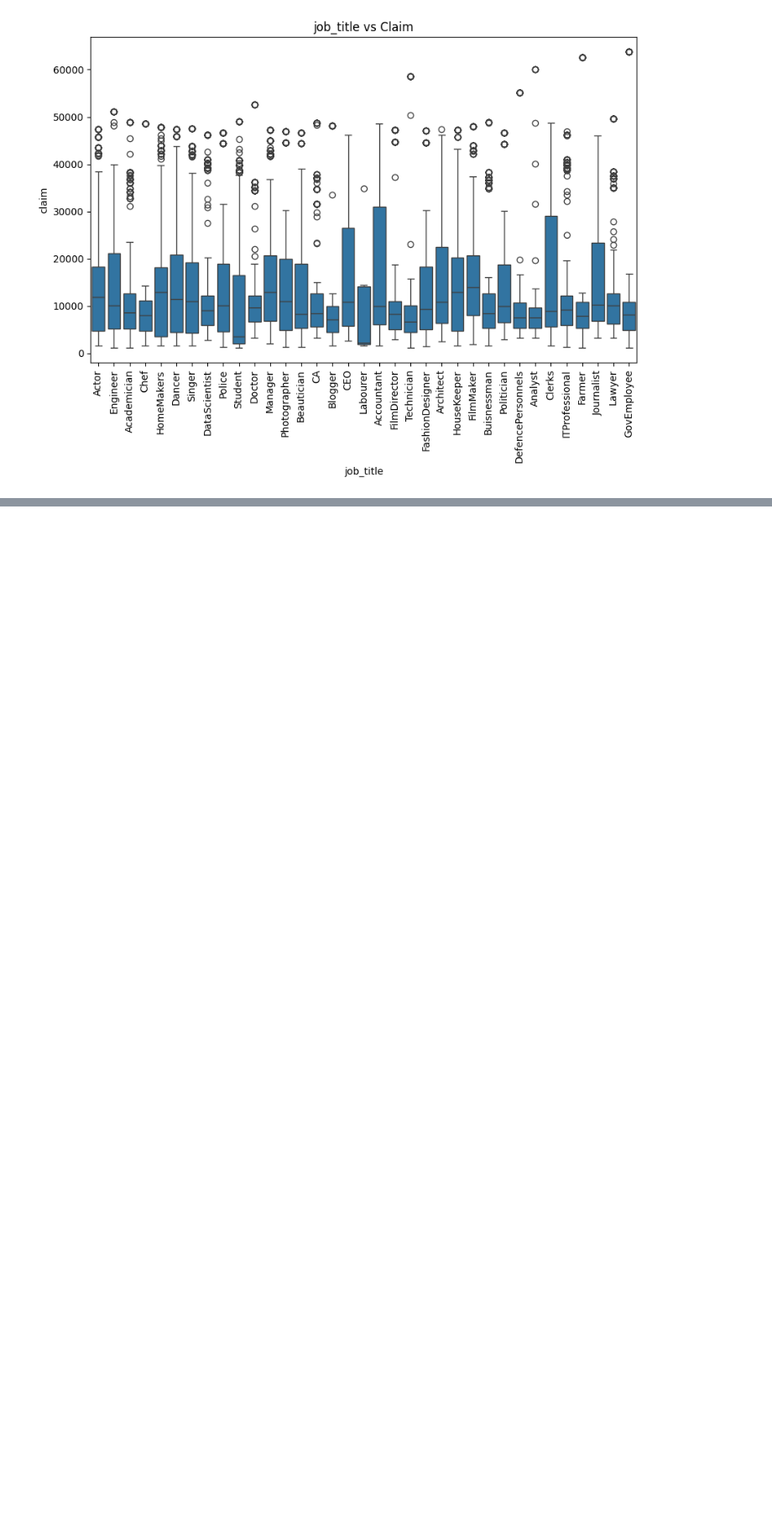
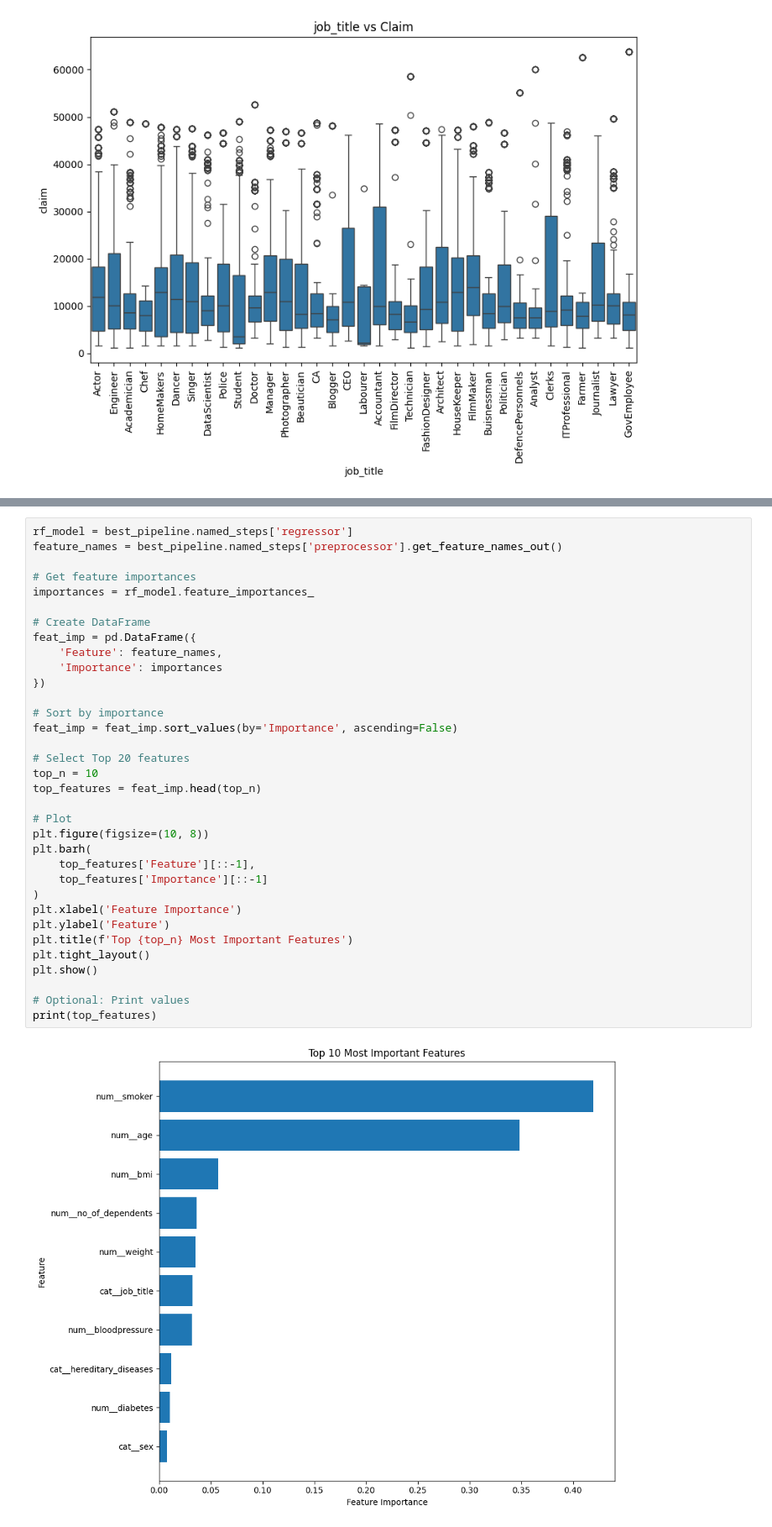
Before and after one commit to Hetvi48/Health-Insurance-claim-prediction-model, a Jupyter notebook: insurance_miniPro.ipynb, the cells around one changed output, grey strips where cells are left out. Shown at 84% size. Saved outputs shown, nothing was run; the diff lists cells and outputs as text; blank space fills up the shorter version.

```diff
--- a/insurance_miniPro.ipynb
+++ b/insurance_miniPro.ipynb
@@ -936,0 +587,36 @@ To make predictions on new data:
+# %%
+rf_model = best_pipeline.named_steps['regressor']
+feature_names = best_pipeline.named_steps['preprocessor'].get_feature_names_out()
+
+# Get feature importances
+importances = rf_model.feature_importances_
+
+# Create DataFrame
+feat_imp = pd.DataFrame({
+    'Feature': feature_names,
+    'Importance': importances
+})
+
+# Sort by importance
+feat_imp = feat_imp.sort_values(by='Importance', ascending=False)
+
+# Select Top 20 features
+top_n = 10
+top_features = feat_imp.head(top_n)
+
+# Plot
+plt.figure(figsize=(10, 8))
+plt.barh(
+    top_features['Feature'][::-1],
+    top_features['Importance'][::-1]
+)
+plt.xlabel('Feature Importance')
+plt.ylabel('Feature')
+plt.title(f'Top {top_n} Most Important Features')
+plt.tight_layout()
+plt.show()
+
+# Optional: Print values
+print(top_features)
+# %% [output]
+[figure, added]
```
Also changed, not shown: parts of 25 cells of this notebook.
